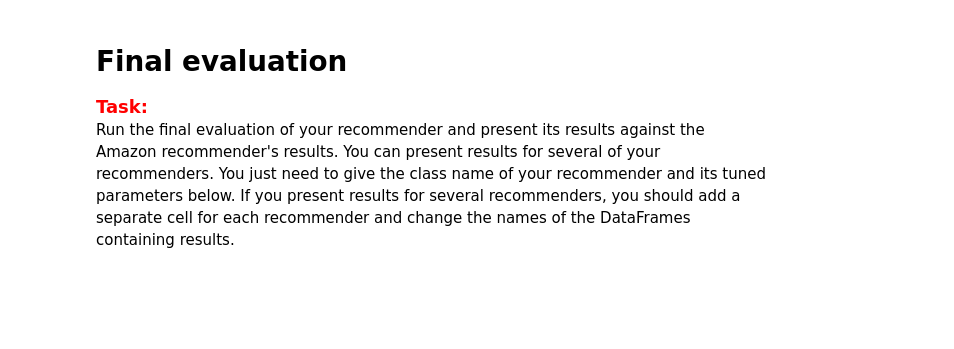
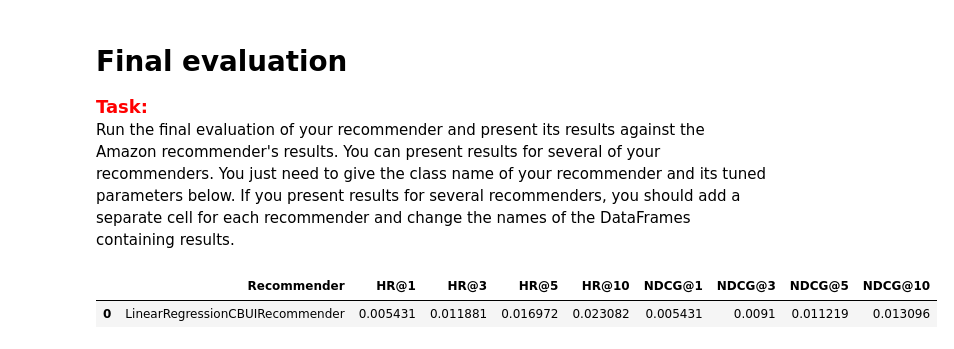
Before and after one commit to dansilecki/recommender-systems-project1, a Jupyter notebook: project_1_recommender_and_evaluation.ipynb, the cells around one changed output. Cells and saved outputs as stored; diff of their text form; code cells hidden in the pictures; blank space fills up the shorter version.

```diff
--- a/project_1_recommender_and_evaluation.ipynb
+++ b/project_1_recommender_and_evaluation.ipynb
@@ -642,16 +652,19 @@ print(best_param_set)
 Run the final evaluation of your recommender and present its results against the Amazon recommender's results. You can present results for several of your recommenders. You just need to give the class name of your recommender and its tuned parameters below. If you present results for several recommenders, you should add a separate cell for each recommender and change the names of the DataFrames containing results.
 # %%
 cb_user_item_recommender = LinearRegressionCBUIRecommender(
-    **{'n_neg_per_pos': 7})  # Initialize your recommender here with the best params from tuning
+    **{'n_neg_per_pos': 2})  # Initialize your recommender here with the best params from tuning
 
 # Give the name of your recommender in the line below
 linear_cbui_tts_results = [['LinearRegressionCBUIRecommender'] + list(evaluate_train_test_split_implicit(
     cb_user_item_recommender, interactions_df, items_df))]
 
 linear_cbui_tts_results = pd.DataFrame(
     linear_cbui_tts_results, columns=['Recommender', 'HR@1', 'HR@3', 'HR@5', 'HR@10', 'NDCG@1', 'NDCG@3', 'NDCG@5', 'NDCG@10'])
 
 display(linear_cbui_tts_results)
+# %% [output]
+|  | Recommender | HR@1 | HR@3 | HR@5 | HR@10 | NDCG@1 | NDCG@3 | NDCG@5 | NDCG@10 |
+| 0 | LinearRegressionCBUIRecommender | 0.005431 | 0.011881 | 0.016972 | 0.023082 | 0.005431 | 0.0091 | 0.011219 | 0.013096 |
 # %%
 from recommenders.amazon_recommender import AmazonRecommender
 
```
Also changed, not shown: parts of 6 cells of this notebook.
